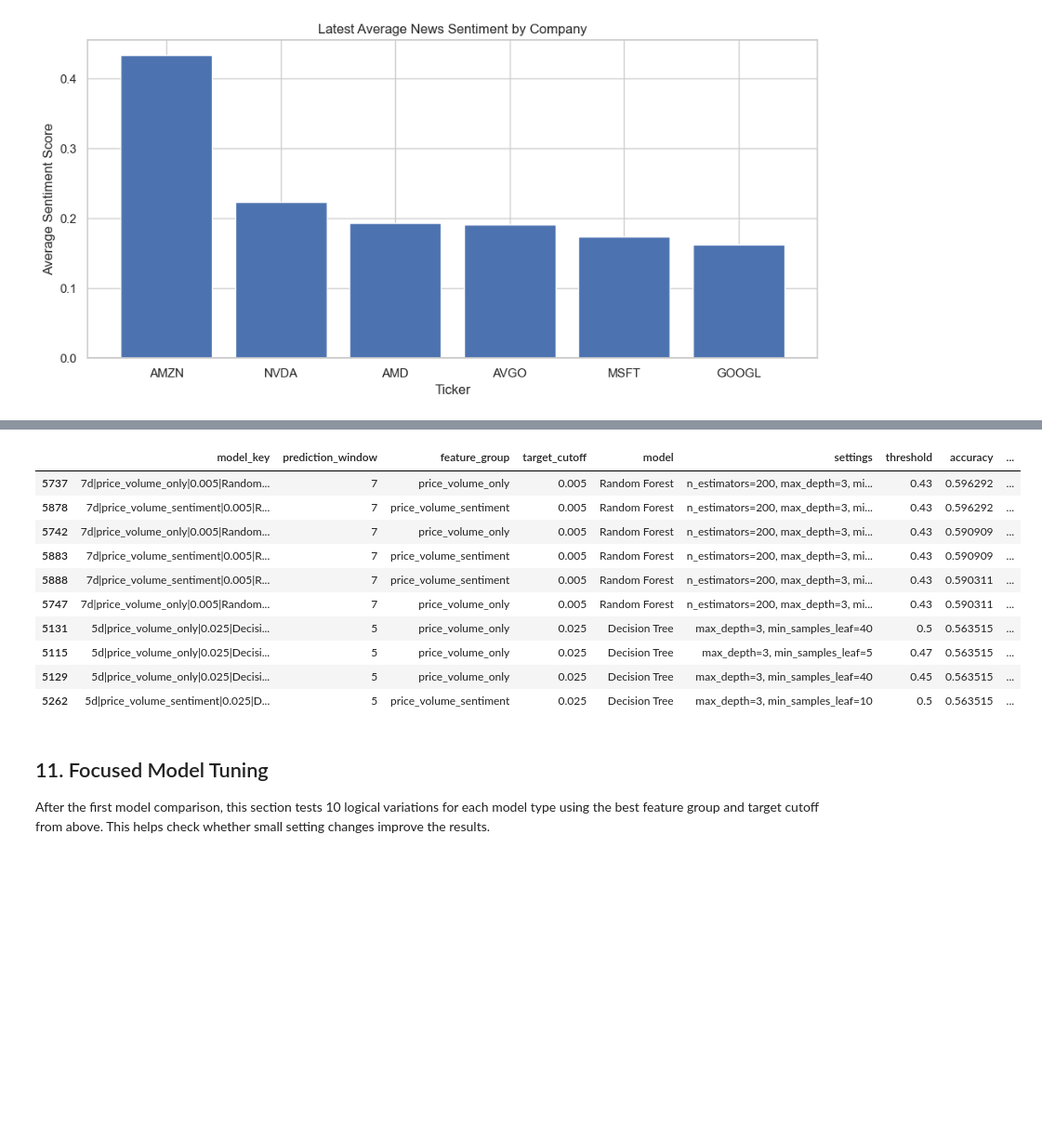
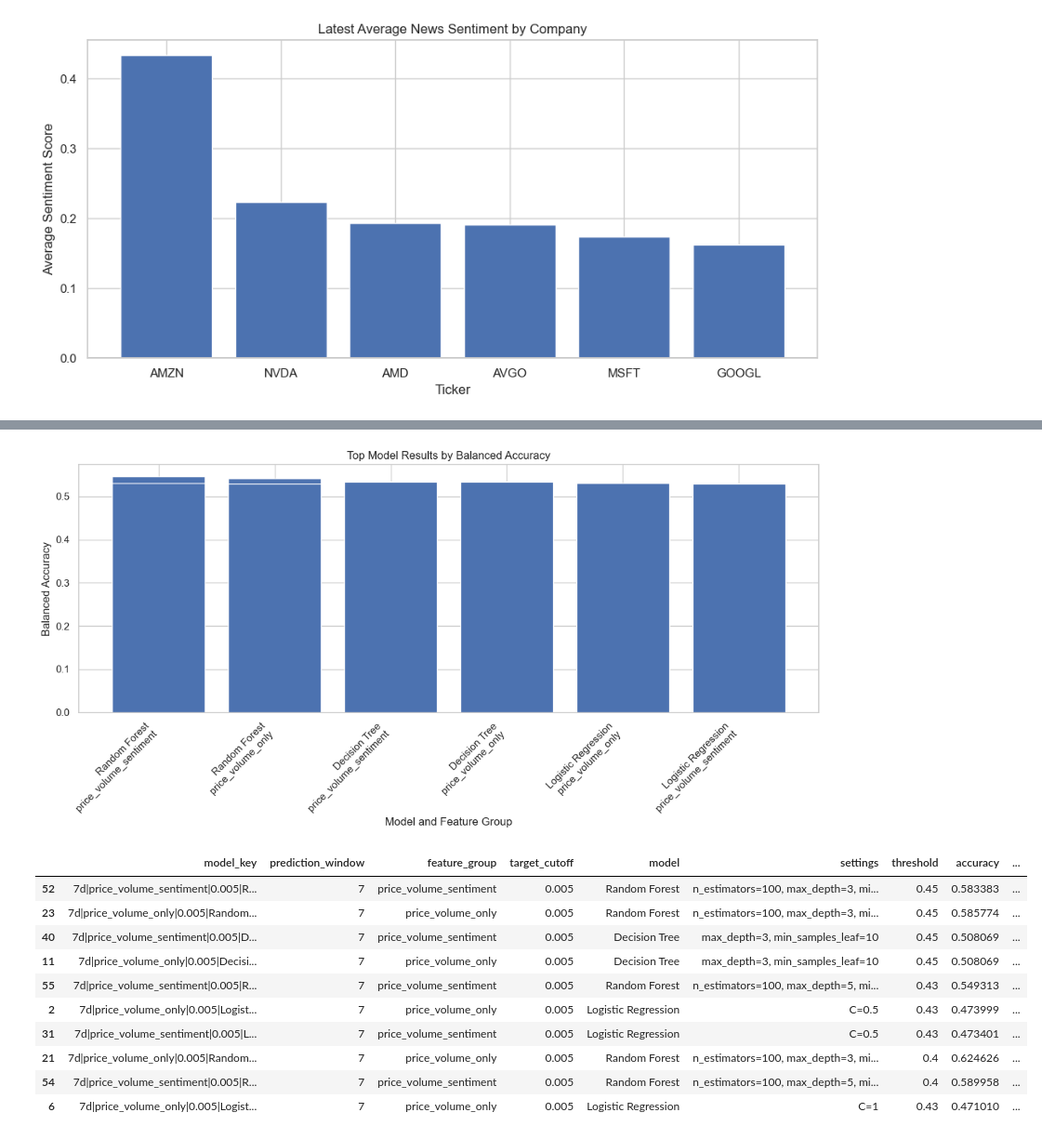
Before and after one commit to 4sciencee/MIS433-Final-Project, a Jupyter notebook: notebooks/AI_Investment_Signals.ipynb, the cells around one changed output, grey strips where cells are left out. Shown at 93% size. Drawn from its saved outputs; the diff is of its cells as text; code cells hidden in the pictures; blank space fills up the shorter version.

```diff
--- a/notebooks/AI_Investment_Signals.ipynb
+++ b/notebooks/AI_Investment_Signals.ipynb
@@ -84,3 +77,8 @@ import seaborn as sns
 from datetime import datetime
 
 sns.set_theme(style="whitegrid")
+
+REFRESH_STOCK_DATA = False
+REFRESH_SENTIMENT_DATA = False
+print("Refresh stock data:", REFRESH_STOCK_DATA)
+print("Refresh sentiment data:", REFRESH_SENTIMENT_DATA)
@@ -122,15 +134,18 @@ The stock data comes in a wide format, so this section cleans it up into one tab
 # %%
-clean_data = []
+if stock_data is not None:
+    clean_data = []
 
-for ticker in tickers:
-    temp = stock_data[ticker].copy()
-    temp["ticker"] = ticker
-    temp = temp.reset_index()
-    clean_data.append(temp)
+    for ticker in tickers:
+        temp = stock_data[ticker].copy()
+        temp["ticker"] = ticker
+        temp = temp.reset_index()
+        clean_data.append(temp)
 
-stock_df = pd.concat(clean_data, ignore_index=True)
-stock_df.columns = [col.lower().replace(" ", "_") for col in stock_df.columns]
-stock_df["date"] = pd.to_datetime(stock_df["date"])
+    stock_df = pd.concat(clean_data, ignore_index=True)
+    stock_df.columns = [col.lower().replace(" ", "_") for col in stock_df.columns]
+    stock_df["date"] = pd.to_datetime(stock_df["date"])
+else:
+    print("Using saved clean stock data.")
 
 stock_df.head()
 # %% [output]
@@ -801,6 +789,19 @@ if hasattr(best_model, "predict_proba"):
 results_df.to_csv("outputs/model_results/model_comparison.csv", index=False)
 test_predictions_df.to_csv("outputs/model_results/test_set_predictions.csv", index=False)
 
+model_chart_df = results_df[results_df["model"] != "Baseline Majority Class"].head(8).copy()
+model_chart_df["model_label"] = model_chart_df["model"] + "\n" + model_chart_df["feature_group"]
+
+plt.figure(figsize=(12, 6))
+plt.bar(model_chart_df["model_label"], model_chart_df["balanced_accuracy"])
+plt.title("Top Model Results by Balanced Accuracy")
+plt.xlabel("Model and Feature Group")
+plt.ylabel("Balanced Accuracy")
+plt.xticks(rotation=45, ha="right")
+plt.tight_layout()
+plt.savefig("outputs/charts/model_comparison_balanced_accuracy.png", dpi=300, bbox_inches="tight")
+plt.show()
+
 results_df.head(10)
 # %% [output]
 Selected model: Random Forest
@@ -826,15 +827,12 @@ weighted avg       0.60      0.60      0.60      1672
+[figure, added]
 |  | model_key | prediction_window | feature_group | target_cutoff | model | settings | threshold | accuracy | ... |
-| 5737 | 7d|price_volume_only|0.005|Random... | 7 | price_volume_only | 0.005 | Random Forest | n_estimators=200, max_depth=3, mi... | 0.43 | 0.596292 | ... |
-| 5878 | 7d|price_volume_sentiment|0.005|R... | 7 | price_volume_sentiment | 0.005 | Random Forest | n_estimators=200, max_depth=3, mi... | 0.43 | 0.596292 | ... |
-| 5742 | 7d|price_volume_only|0.005|Random... | 7 | price_volume_only | 0.005 | Random Forest | n_estimators=200, max_depth=3, mi... | 0.43 | 0.590909 | ... |
-| 5883 | 7d|price_volume_sentiment|0.005|R... | 7 | price_volume_sentiment | 0.005 | Random Forest | n_estimators=200, max_depth=3, mi... | 0.43 | 0.590909 | ... |
-| 5888 | 7d|price_volume_sentiment|0.005|R... | 7 | price_volume_sentiment | 0.005 | Random Forest | n_estimators=200, max_depth=3, mi... | 0.43 | 0.590311 | ... |
-| 5747 | 7d|price_volume_only|0.005|Random... | 7 | price_volume_only | 0.005 | Random Forest | n_estimators=200, max_depth=3, mi... | 0.43 | 0.590311 | ... |
-| 5131 | 5d|price_volume_only|0.025|Decisi... | 5 | price_volume_only | 0.025 | Decision Tree | max_depth=3, min_samples_leaf=40 | 0.5 | 0.563515 | ... |
-| 5115 | 5d|price_volume_only|0.025|Decisi... | 5 | price_volume_only | 0.025 | Decision Tree | max_depth=3, min_samples_leaf=5 | 0.47 | 0.563515 | ... |
-| 5129 | 5d|price_volume_only|0.025|Decisi... | 5 | price_volume_only | 0.025 | Decision Tree | max_depth=3, min_samples_leaf=40 | 0.45 | 0.563515 | ... |
-| 5262 | 5d|price_volume_sentiment|0.025|D... | 5 | price_volume_sentiment | 0.025 | Decision Tree | max_depth=3, min_samples_leaf=10 | 0.5 | 0.563515 | ... |
+| 52 | 7d|price_volume_sentiment|0.005|R... | 7 | price_volume_sentiment | 0.005 | Random Forest | n_estimators=100, max_depth=3, mi... | 0.45 | 0.583383 | ... |
+| 23 | 7d|price_volume_only|0.005|Random... | 7 | price_volume_only | 0.005 | Random Forest | n_estimators=100, max_depth=3, mi... | 0.45 | 0.585774 | ... |
+| 40 | 7d|price_volume_sentiment|0.005|D... | 7 | price_volume_sentiment | 0.005 | Decision Tree | max_depth=3, min_samples_leaf=10 | 0.45 | 0.508069 | ... |
+| 11 | 7d|price_volume_only|0.005|Decisi... | 7 | price_volume_only | 0.005 | Decision Tree | max_depth=3, min_samples_leaf=10 | 0.45 | 0.508069 | ... |
+| 55 | 7d|price_volume_sentiment|0.005|R... | 7 | price_volume_sentiment | 0.005 | Random Forest | n_estimators=100, max_depth=5, mi... | 0.43 | 0.549313 | ... |
+| 2 | 7d|price_volume_only|0.005|Logist... | 7 | price_volume_only | 0.005 | Logistic Regression | C=0.5 | 0.43 | 0.473999 | ... |
+| 31 | 7d|price_volume_sentiment|0.005|L... | 7 | price_volume_sentiment | 0.005 | Logistic Regression | C=0.5 | 0.43 | 0.473401 | ... |
+| 21 | 7d|price_volume_only|0.005|Random... | 7 | price_volume_only | 0.005 | Random Forest | n_estimators=100, max_depth=3, mi... | 0.4 | 0.624626 | ... |
+| 54 | 7d|price_volume_sentiment|0.005|R... | 7 | price_volume_sentiment | 0.005 | Random Forest | n_estimators=100, max_depth=5, mi... | 0.4 | 0.589958 | ... |
+| 6 | 7d|price_volume_only|0.005|Logist... | 7 | price_volume_only | 0.005 | Logistic Regression | C=1 | 0.43 | 0.471010 | ... |
-# %% [markdown]
-## 11. Focused Model Tuning
-
-After the first model comparison, this section tests 10 logical variations for each model type using the best feature group and target cutoff from above. This helps check whether small setting changes improve the results.
```
Also changed, not shown: parts of 50 cells of this notebook, 20 other files.
